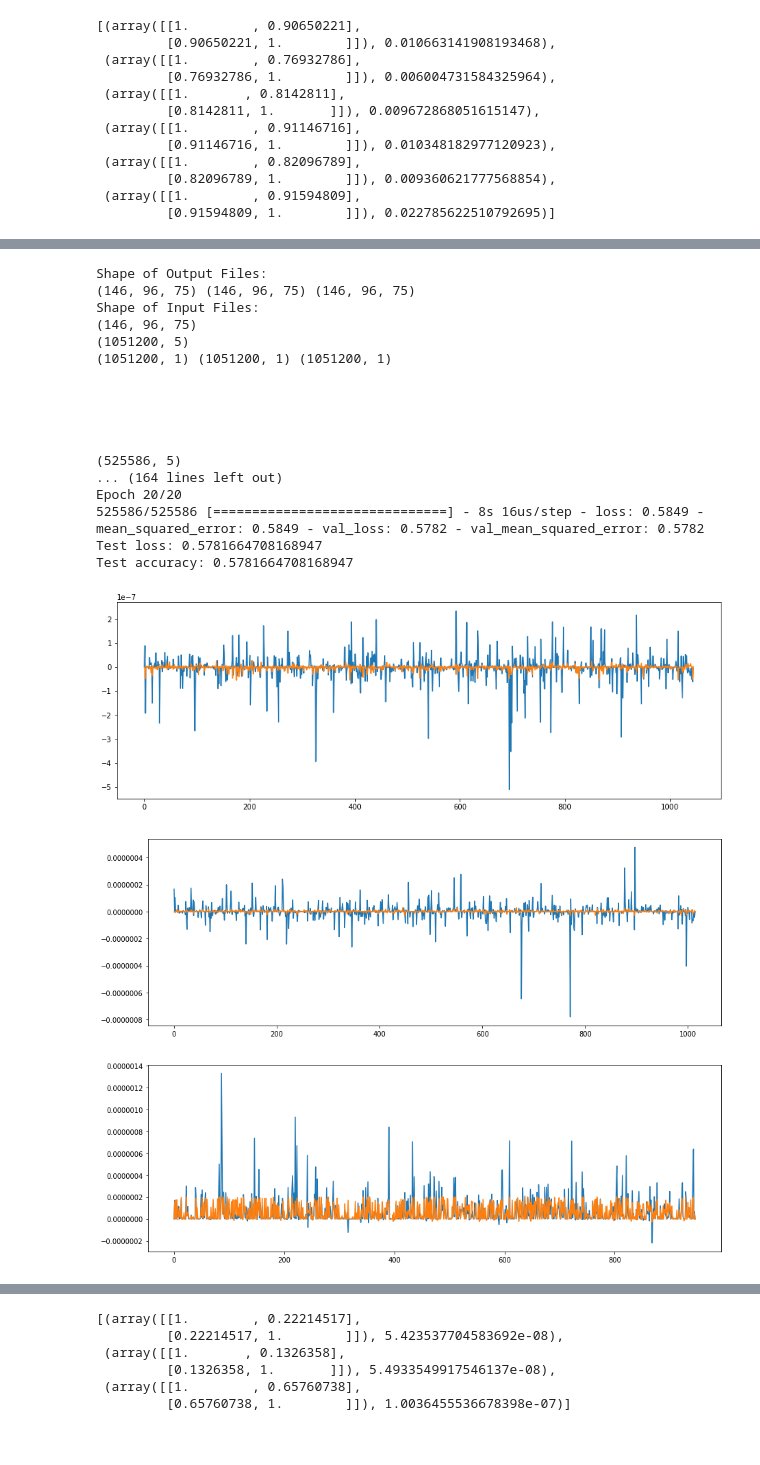
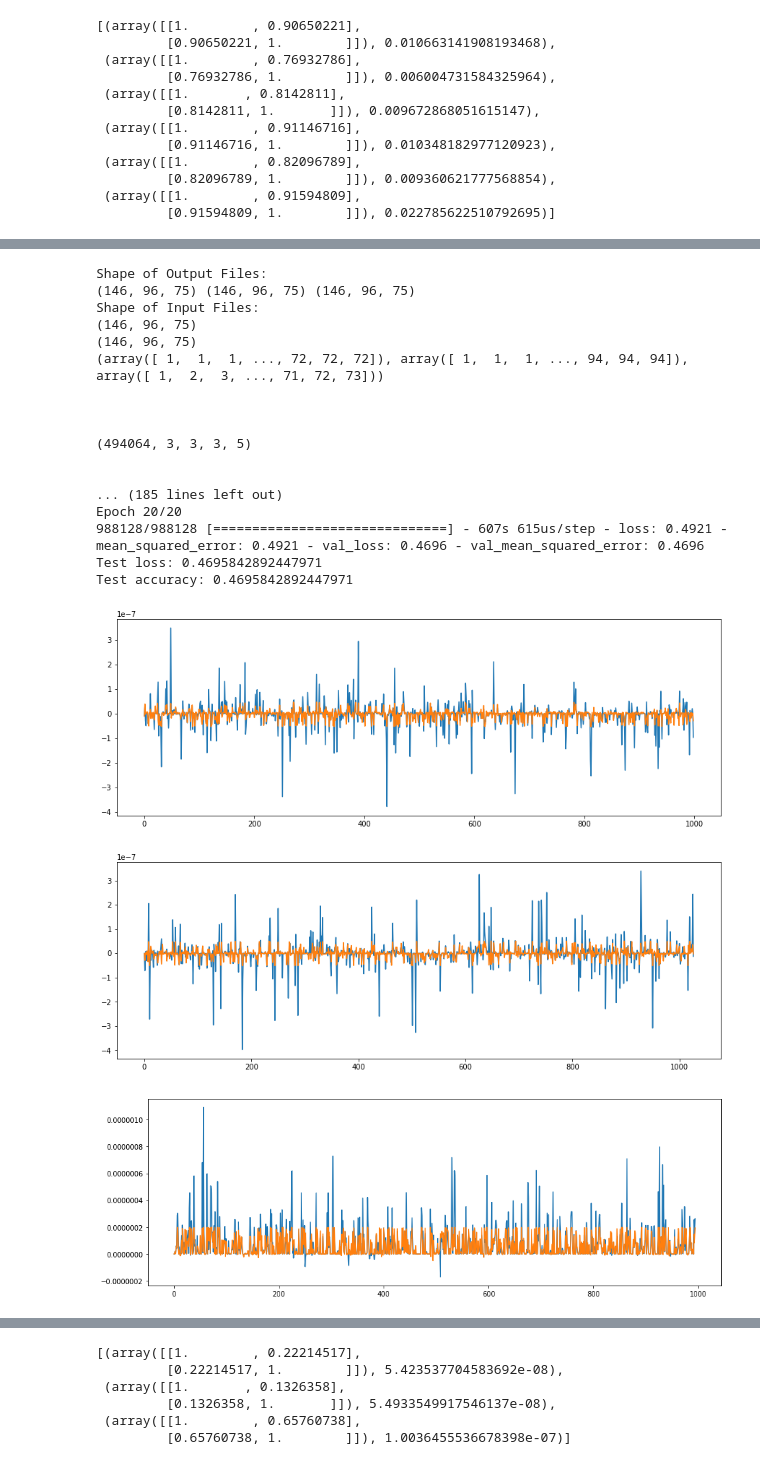
Before and after one commit to cyuu1993/DNS_new, a Jupyter notebook: ML_DNS/Turbulance Modeling.ipynb, the cells around one changed output, grey strips where cells are left out. Cells and saved outputs as stored; diff of their text form; code cells hidden in the pictures.

```diff
--- a/ML_DNS/Turbulance Modeling.ipynb
+++ b/ML_DNS/Turbulance Modeling.ipynb
@@ -368,7 +412,7 @@ def create_train_test_sets_conv3d_heat(heat_1, heat_2, heat_3,
 Trains Simple One-Layer Neural Network with Relu Activation Functions
 """
 def train_simple_nn_model(x_train, x_test, y_train, y_test, act_func = 'tanh',
-                          batch_size = 128, epochs = 20, num_nodes = 10, xdim = 3, size = 1):
+                          batch_size = 1024, epochs = 20, num_nodes = 10, xdim = 3, size = 1):
 
     if act_func == 'relu':
         final_act_func = 'linear'
@@ -400,7 +444,7 @@ def train_simple_nn_model(x_train, x_test, y_train, y_test, act_func = 'tanh',
 Trains Two-Layer Neural Network with Relu Activation Functions
 """
 def train_two_layer_nn_model(x_train, x_test, y_train, y_test, act_func = 'tanh',
-                             batch_size = 128, epochs = 20, num_nodes = (10,10), xdim = 3, size = 1):
+                             batch_size = 1024, epochs = 20, num_nodes = (10,10), xdim = 3, size = 1):
 
     if act_func == 'relu':
         final_act_func = 'linear'
@@ -433,7 +477,7 @@ def train_two_layer_nn_model(x_train, x_test, y_train, y_test, act_func = 'tanh'
 Trains Two-Layer Neural Network with Relu Activation Functions
 """
 def train_conv_3d_model(x_train, x_test, y_train, y_test, act_func = 'tanh',
-                          batch_size = 128, epochs = 20, num_nodes = 6, xdim = 3, size = 3):
+                          batch_size = 1024, epochs = 20, num_nodes = 6, xdim = 3, size = 3):
 
     if act_func == 'relu':
         final_act_func = 'linear'
@@ -560,7 +605,7 @@ def main(model_name, size = 1):
 """
 Main Function to Execute Model
 """
-def main_heat(model_name, size = 1):
+def main_heat(model_name, size = 1, augmentation = False):
 
     # Output Data
     heat_1, heat_2, heat_3 = get_output_data_heat()
@@ -584,7 +629,8 @@ def main_heat(model_name, size = 1):
      heat_3_train, heat_3_test,
      mu_1, std_1, mu_2, std_2, mu_3, std_3) = train_test_split_func(heat_1, heat_2, heat_3,
                                                         uf, vf, wf, theta, grad,
-                                                        train_pct = 0.5, size = size)
+                                                        train_pct = 0.5, size = size,
+                                                                   augmentation = augmentation)
 
     print(x_train.shape)
 
@@ -704,25 +745,27 @@ results_conv_3d
 # %%
-model_nn_1_heat, results_nn_1_heat = main_heat('one-layer NN', 1)
-model_nn_2_heat, results_nn_2_heat = main_heat('two-layer NN', 1)
-model_conv_3d_heat, results_conv_3d_heat = main_heat('conv-3d NN', 3)
+#model_nn_1_heat, results_nn_1_heat = main_heat('one-layer NN', 1)
+#model_nn_2_heat, results_nn_2_heat = main_heat('two-layer NN', 1)
+#model_conv_3d_heat, results_conv_3d_heat = main_heat('conv-3d NN', 3)
+model_conv_3d_aug_heat, results_conv_3d_aug_heat = main_heat('conv-3d NN', 3, True)
+#model_conv_3d_5_heat, results_conv_3d_5_heat = main_heat('conv-3d NN', 5)
 # %% [output]
 Shape of Output Files:
 (146, 96, 75) (146, 96, 75) (146, 96, 75)
 Shape of Input Files:
 (146, 96, 75)
-(1051200, 5)
-(1051200, 1) (1051200, 1) (1051200, 1)
+(146, 96, 75)
+(array([ 1,  1,  1, ..., 72, 72, 72]), array([ 1,  1,  1, ..., 94, 94, 94]), array([ 1,  2,  3, ..., 71, 72, 73]))
 
 
 
+(494064, 3, 3, 3, 5)
 
 
-(525586, 5)
-... (164 lines left out)
+... (185 lines left out)
 Epoch 20/20
-525586/525586 [==============================] - 8s 16us/step - loss: 0.5849 - mean_squared_error: 0.5849 - val_loss: 0.5782 - val_mean_squared_error: 0.5782
-Test loss: 0.5781664708168947
-Test accuracy: 0.5781664708168947
+988128/988128 [==============================] - 607s 615us/step - loss: 0.4921 - mean_squared_error: 0.4921 - val_loss: 0.4696 - val_mean_squared_error: 0.4696
+Test loss: 0.4695842892447971
+Test accuracy: 0.4695842892447971
-[figure, old version]
+[figure, new version]
-[figure, old version]
+[figure, new version]
-[figure, old version]
+[figure, new version]
```
Also changed, not shown: parts of 7 cells of this notebook.
